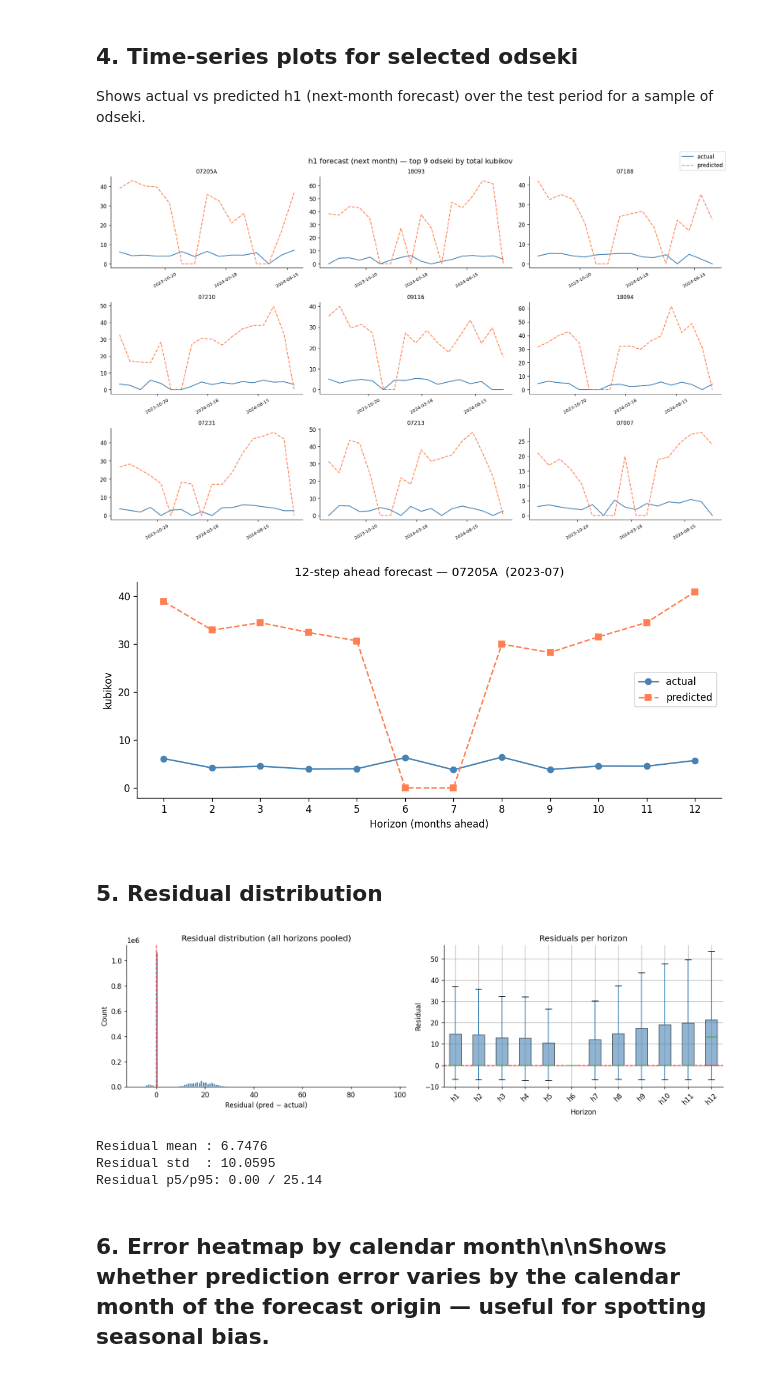
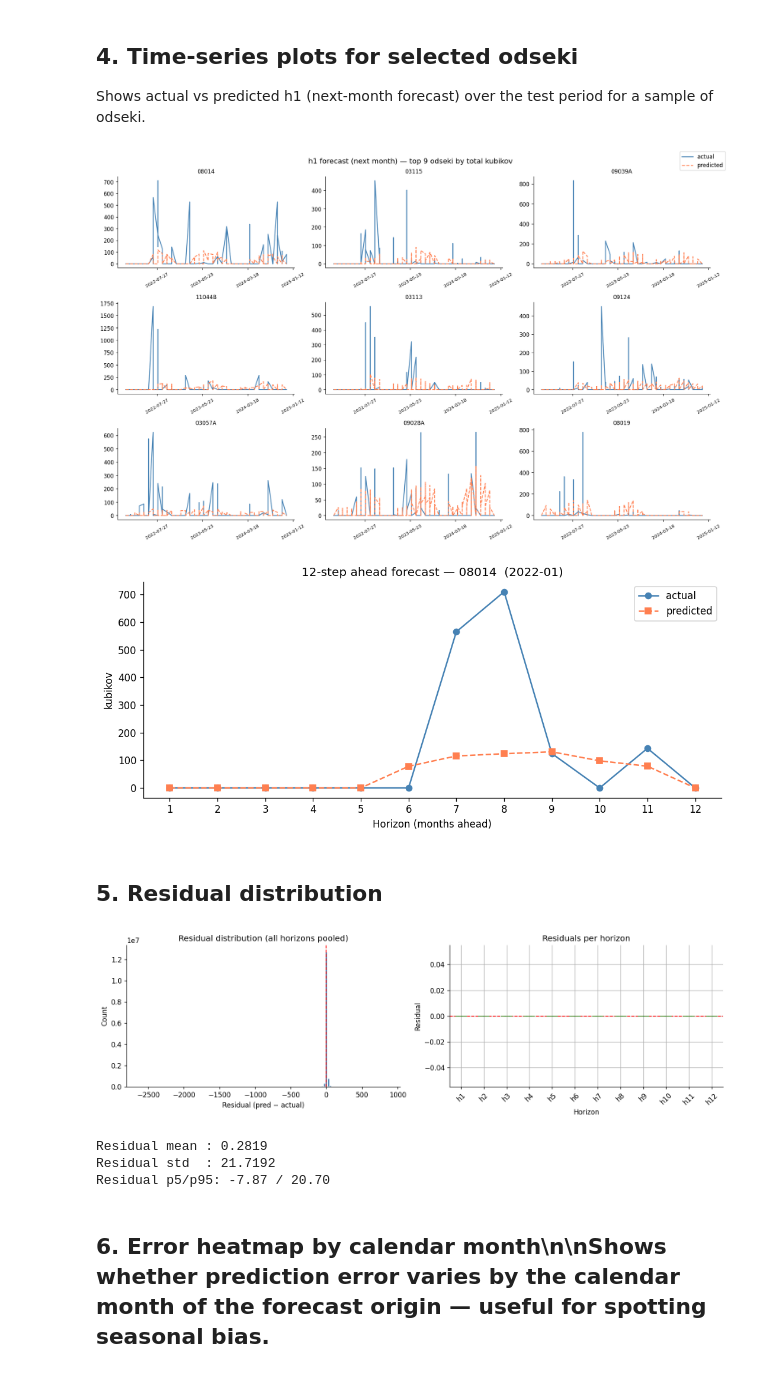
Before and after one commit to anejm/BarkWatch_Korosci-plus-Tilen, a Jupyter notebook: notebooks/results_analysis.ipynb, the cells around one changed output. Cells and saved outputs as stored; diff of their text form; code cells hidden in the pictures.

```diff
--- a/notebooks/results_analysis.ipynb
+++ b/notebooks/results_analysis.ipynb
@@ -45,5 +45,11 @@ target[TARGET_COLS] = np.expm1(target[TARGET_COLS].clip(lower=0))
 df = preds.merge(target[["odsek", "leto_mesec"] + TARGET_COLS], on=INDEX_COLS, how="inner")
 df["leto_mesec"] = pd.PeriodIndex(df["leto_mesec"], freq="M")
 
-print(f"Rows: {len(df):,}  |  Odseki: {df['odsek'].nunique():,}  |  Units: m³")
-df.head(3)
+# Filter for evaluation: drop rows where any target or prediction horizon is NaN
+# (NaN targets are kept in the source CSV for future predictions but excluded from metrics)
+df_eval = df.dropna(subset=TARGET_COLS + PRED_COLS).copy()
+
+print(f"Total rows  : {len(df):,}  |  Odseki: {df['odsek'].nunique():,}")
+print(f"Eval rows   : {len(df_eval):,}  |  Odseki: {df_eval['odsek'].nunique():,}  ({len(df) - len(df_eval):,} rows with NaN targets excluded from metrics)")
+print("Units: m³")
+df_eval.head(3)
@@ -52,8 +67,8 @@ df.head(3)
 # %%
 metrics = []
 for h, (tc, pc) in enumerate(zip(TARGET_COLS, PRED_COLS), start=1):
-    y_true = df[tc]
-    y_pred = df[pc]
+    y_true = df_eval[tc]
+    y_pred = df_eval[pc]
     metrics.append({
         "horizon": f"h{h}",
         "MAE":  mean_absolute_error(y_true, y_pred),
@@ -63,8 +78,8 @@ for h, (tc, pc) in enumerate(zip(TARGET_COLS, PRED_COLS), start=1):
 
 metrics_df = pd.DataFrame(metrics).set_index("horizon")
 
-overall_mae  = mean_absolute_error(df[TARGET_COLS].values, df[PRED_COLS].values)
-overall_rmse = root_mean_squared_error(df[TARGET_COLS].values, df[PRED_COLS].values)
+overall_mae  = mean_absolute_error(df_eval[TARGET_COLS].values, df_eval[PRED_COLS].values)
+overall_rmse = root_mean_squared_error(df_eval[TARGET_COLS].values, df_eval[PRED_COLS].values)
 print(f"Overall MAE : {overall_mae:.4f}")
 print(f"Overall RMSE: {overall_rmse:.4f}\n")
 metrics_df.round(4)
@@ -133,7 +148,7 @@ Shows actual vs predicted h1 (next-month forecast) over the test period for a sa
 # %%
 # Pick odseki with the most test rows (most active ones)
 top_odseki = (
-    df.groupby("odsek")["h1"].sum()
+    df_eval.groupby("odsek")["h1"].sum()
     .nlargest(9)
     .index.tolist()
 )
@@ -141,7 +156,7 @@ top_odseki = (
 fig, axes = plt.subplots(3, 3, figsize=(16, 10), sharey=False)
 
 for ax, odsek in zip(axes.flat, top_odseki):
-    sub = df[df["odsek"] == odsek].sort_values("leto_mesec")
+    sub = df_eval[df_eval["odsek"] == odsek].sort_values("leto_mesec")
     periods = sub["leto_mesec"].dt.to_timestamp()
 
     ax.plot(periods, sub["h1"],      label="actual",    color="steelblue", linewidth=1.5)
@@ -156,11 +171,11 @@ fig.suptitle("h1 forecast (next month) — top 9 odseki by total kubikov", fonts
 plt.tight_layout()
 plt.show()
 # %% [output]
-[figure, old version]
+[figure, new version]
 # %%
 # Full 12-horizon fan plot for a single odsek
 odsek_focus = top_odseki[0]
-sub = df[df["odsek"] == odsek_focus].sort_values("leto_mesec").head(1)
+sub = df_eval[df_eval["odsek"] == odsek_focus].sort_values("leto_mesec").head(1)
 
 if not sub.empty:
     row = sub.iloc[0]
@@ -179,44 +194,44 @@ if not sub.empty:
     plt.tight_layout()
     plt.show()
 # %% [output]
-[figure, old version]
+[figure, new version]
 # %% [markdown]
 ## 5. Residual distribution
 # %%
 # Residuals = predicted - actual, pooled across all horizons
-all_residuals = (df[PRED_COLS].values - df[TARGET_COLS].values).ravel()
+all_residuals = (df_eval[PRED_COLS].values - df_eval[TARGET_COLS].values).ravel()
 
 fig, axes = plt.subplots(1, 2, figsize=(13, 4))
 
 axes[0].hist(all_residuals, bins=120, color="steelblue", edgecolor="white")
 axes[0].axvline(0, color="red", linestyle="--", linewidth=1.2)
 axes[0].set_xlabel("Residual (pred − actual)")
 axes[0].set_ylabel("Count")
 axes[0].set_title("Residual distribution (all horizons pooled)")
 
 # Per-horizon box plots
-residuals_per_h = {f"h{h}": df[f"h{h}_pred"].values - df[f"h{h}"].values for h in range(1, 13)}
+residuals_per_h = {f"h{h}": df_eval[f"h{h}_pred"].values - df_eval[f"h{h}"].values for h in range(1, 13)}
 res_df = pd.DataFrame(residuals_per_h)
 
 res_df.boxplot(ax=axes[1], sym="", notch=False, patch_artist=True,
                boxprops=dict(facecolor="steelblue", alpha=0.6))
 axes[1].axhline(0, color="red", linestyle="--", linewidth=1.2)
 axes[1].set_xlabel("Horizon")
 axes[1].set_ylabel("Residual")
 axes[1].set_title("Residuals per horizon")
 axes[1].tick_params(axis="x", rotation=45)
 
 plt.tight_layout()
 plt.show()
 
 print(f"Residual mean : {all_residuals.mean():.4f}")
 print(f"Residual std  : {all_residuals.std():.4f}")
 print(f"Residual p5/p95: {np.percentile(all_residuals, 5):.2f} / {np.percentile(all_residuals, 95):.2f}")
 # %% [output]
-[figure, old version]
+[figure, new version]
-Residual mean : 6.7476
-Residual std  : 10.0595
-Residual p5/p95: 0.00 / 25.14
+Residual mean : 0.2819
+Residual std  : 21.7192
+Residual p5/p95: -7.87 / 20.70
 # %% [markdown]
 ## 6. Error heatmap by calendar month\n\nShows whether prediction error varies by the calendar month of the forecast origin — useful for spotting seasonal bias.
 # %%
```
Also changed, not shown: parts of 9 cells of this notebook, 3 other files.
